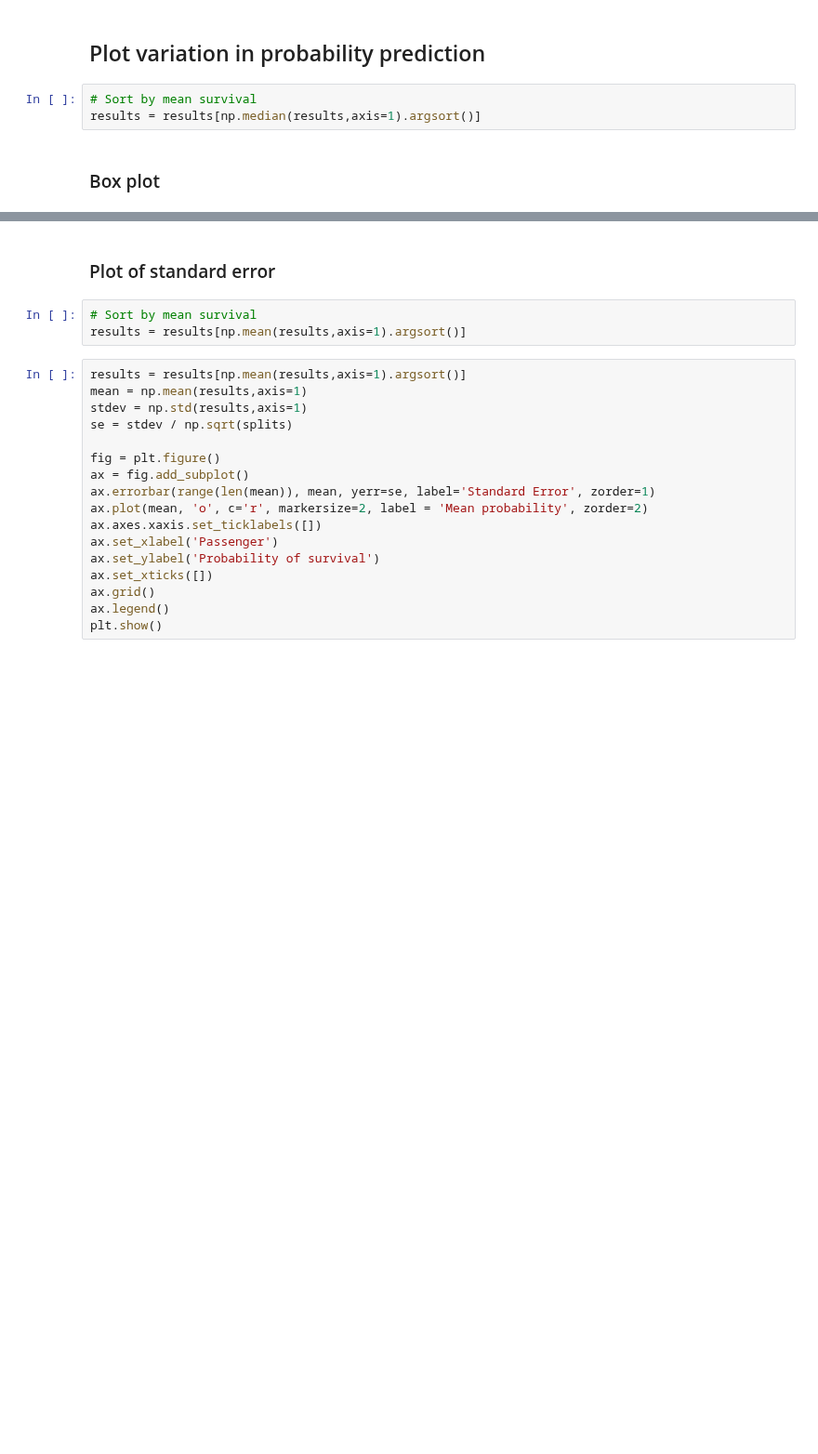
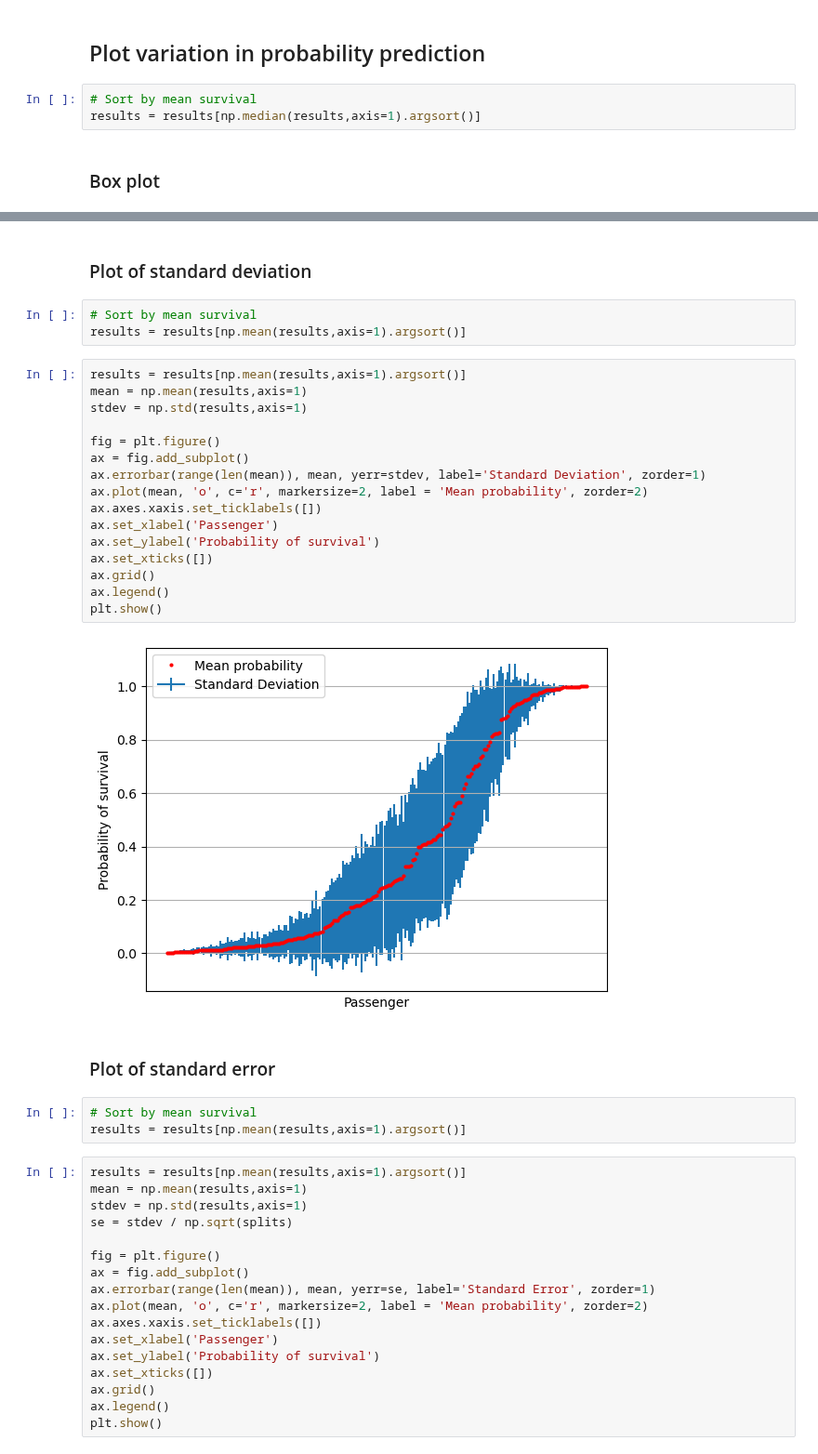
Before and after one commit to MichaelAllen1966/titanic, a Jupyter notebook: 53_bagging.ipynb, the cells around one changed output, grey strips where cells are left out. Shown at 93% size. Drawn from its saved outputs; the diff is of its cells as text; blank space fills up the shorter version.

```diff
--- a/53_bagging.ipynb
+++ b/53_bagging.ipynb
@@ -141,3 +141,26 @@ plt.show()
+# %% [markdown]
+### Plot of standard deviation
+# %%
+# Sort by mean survival
+results = results[np.mean(results,axis=1).argsort()]
+# %%
+results = results[np.mean(results,axis=1).argsort()]
+mean = np.mean(results,axis=1)
+stdev = np.std(results,axis=1)
+
+fig = plt.figure()
+ax = fig.add_subplot()
+ax.errorbar(range(len(mean)), mean, yerr=stdev, label='Standard Deviation', zorder=1)
+ax.plot(mean, 'o', c='r', markersize=2, label = 'Mean probability', zorder=2)
+ax.axes.xaxis.set_ticklabels([])
+ax.set_xlabel('Passenger')
+ax.set_ylabel('Probability of survival')
+ax.set_xticks([])
+ax.grid()
+ax.legend()
+plt.show()
+# %% [output]
+[figure, added]
 # %% [markdown]
 ### Plot of standard error
 # %%
```
Also changed, not shown: parts of 6 cells of this notebook.
